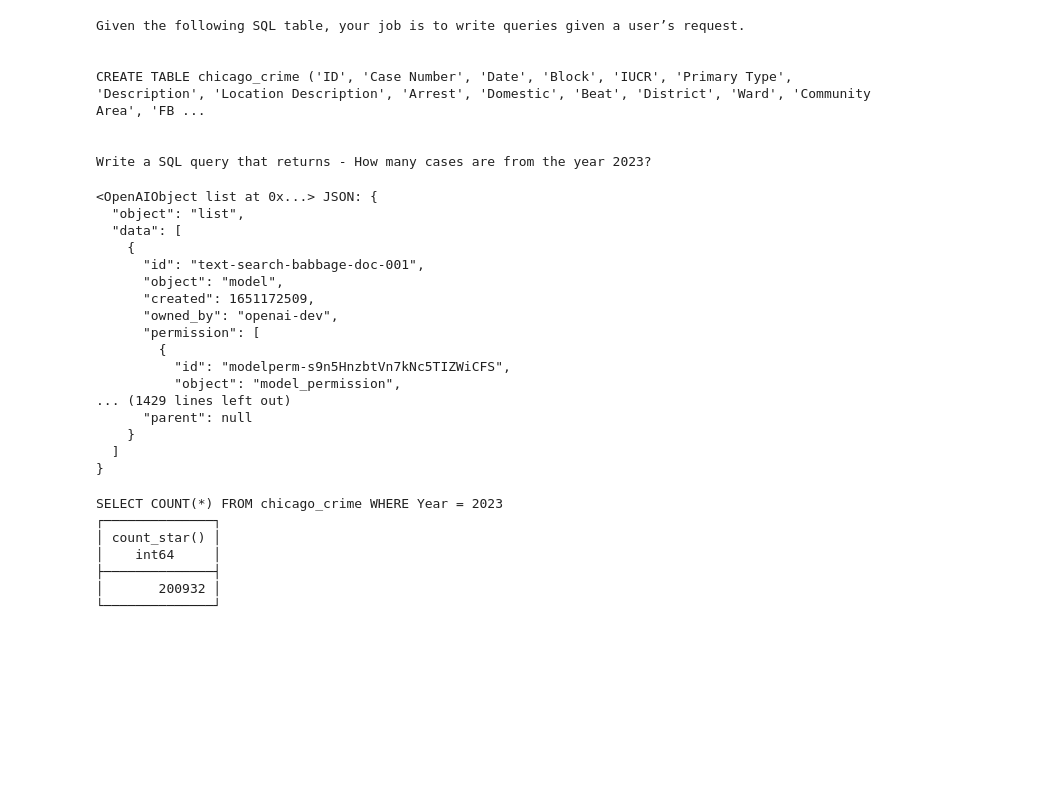
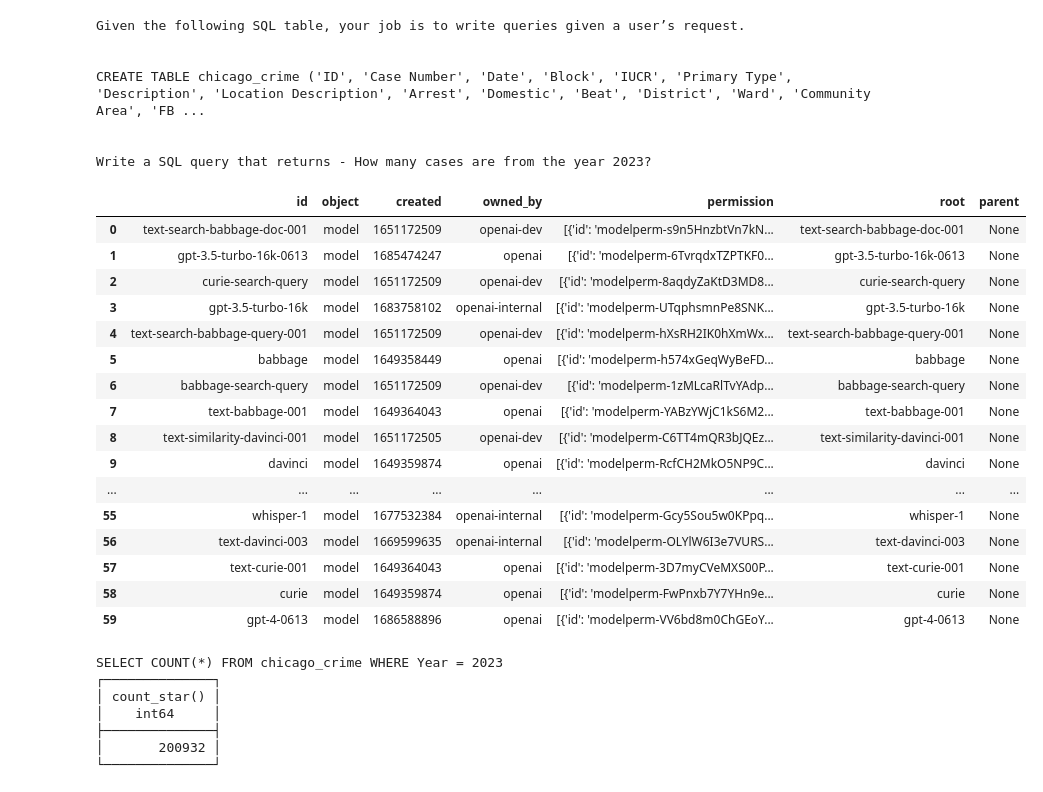
Before and after one commit to RamiKrispin/lang2sql, a Jupyter notebook: poc.ipynb, the cells around one changed output. Saved outputs shown, nothing was run; the diff lists cells and outputs as text; code cells hidden in the pictures; blank space fills up the shorter version.

```diff
--- a/poc.ipynb
+++ b/poc.ipynb
@@ -69,26 +69,26 @@ CREATE TABLE chicago_crime ('ID', 'Case Number', 'Date', 'Block', 'IUCR', 'Prima
 Write a SQL query that returns - How many cases are from the year 2023?
 # %%
 openai.api_key = os.getenv('OPENAI_KEY')
-# %%
-openai.Model.list()
-# %% [output]
-<OpenAIObject list at 0x...> JSON: {
-  "object": "list",
-  "data": [
-    {
-      "id": "text-search-babbage-doc-001",
-      "object": "model",
-      "created": 1651172509,
-      "owned_by": "openai-dev",
-      "permission": [
-        {
-          "id": "modelperm-s9n5HnzbtVn7kNc5TIZWiCFS",
-          "object": "model_permission",
-... (1429 lines left out)
-      "parent": null
-    }
-  ]
-}
+# %%
+pd.DataFrame(openai.Model.list()["data"])
+# %% [output]
+|  | id | object | created | owned_by | permission | root | parent |
+| 0 | text-search-babbage-doc-001 | model | 1651172509 | openai-dev | [{'id': 'modelperm-s9n5HnzbtVn7kN... | text-search-babbage-doc-001 | None |
+| 1 | gpt-3.5-turbo-16k-0613 | model | 1685474247 | openai | [{'id': 'modelperm-6TvrqdxTZPTKF0... | gpt-3.5-turbo-16k-0613 | None |
+| 2 | curie-search-query | model | 1651172509 | openai-dev | [{'id': 'modelperm-8aqdyZaKtD3MD8... | curie-search-query | None |
+| 3 | gpt-3.5-turbo-16k | model | 1683758102 | openai-internal | [{'id': 'modelperm-UTqphsmnPe8SNK... | gpt-3.5-turbo-16k | None |
+| 4 | text-search-babbage-query-001 | model | 1651172509 | openai-dev | [{'id': 'modelperm-hXsRH2IK0hXmWx... | text-search-babbage-query-001 | None |
+| 5 | babbage | model | 1649358449 | openai | [{'id': 'modelperm-h574xGeqWyBeFD... | babbage | None |
+| 6 | babbage-search-query | model | 1651172509 | openai-dev | [{'id': 'modelperm-1zMLcaRlTvYAdp... | babbage-search-query | None |
+| 7 | text-babbage-001 | model | 1649364043 | openai | [{'id': 'modelperm-YABzYWjC1kS6M2... | text-babbage-001 | None |
+| 8 | text-similarity-davinci-001 | model | 1651172505 | openai-dev | [{'id': 'modelperm-C6TT4mQR3bJQEz... | text-similarity-davinci-001 | None |
+| 9 | davinci | model | 1649359874 | openai | [{'id': 'modelperm-RcfCH2MkO5NP9C... | davinci | None |
+| ... | ... | ... | ... | ... | ... | ... | ... |
+| 55 | whisper-1 | model | 1677532384 | openai-internal | [{'id': 'modelperm-Gcy5Sou5w0KPpq... | whisper-1 | None |
+| 56 | text-davinci-003 | model | 1669599635 | openai-internal | [{'id': 'modelperm-OLYlW6I3e7VURS... | text-davinci-003 | None |
+| 57 | text-curie-001 | model | 1649364043 | openai | [{'id': 'modelperm-3D7myCVeMXS00P... | text-curie-001 | None |
+| 58 | curie | model | 1649359874 | openai | [{'id': 'modelperm-FwPnxb7Y7YHn9e... | curie | None |
+| 59 | gpt-4-0613 | model | 1686588896 | openai | [{'id': 'modelperm-VV6bd8m0ChGEoY... | gpt-4-0613 | None |
 # %%
 response = openai.Completion.create(engine = "text-davinci-003",
                                      prompt= p)
```
Also changed, not shown: parts of 3 cells of this notebook.
